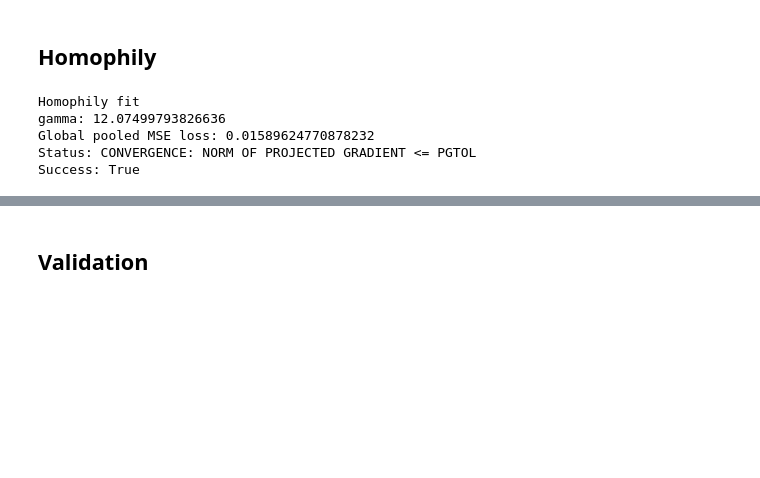
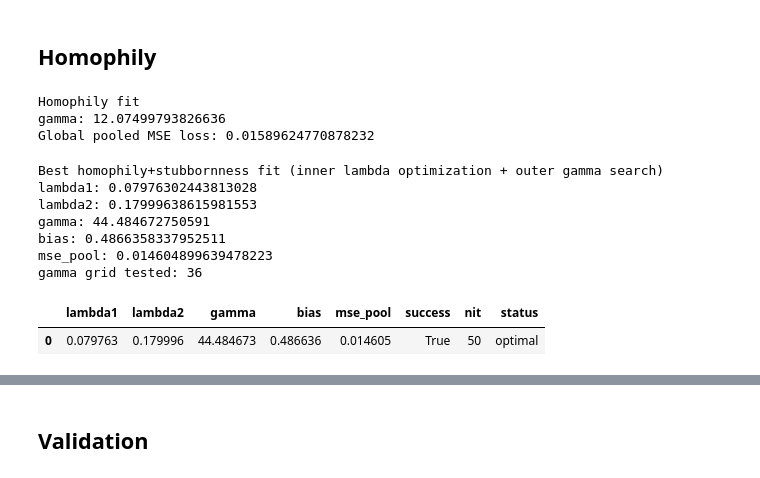
Before and after one commit to samuelLi05/llm-network, a Jupyter notebook: modeling/models/opinion_fitting.ipynb, the cells around one changed output, grey strips where cells are left out. Cells and saved outputs as stored; diff of their text form; code cells hidden in the pictures; blank space fills up the shorter version.

```diff
--- a/modeling/models/opinion_fitting.ipynb
+++ b/modeling/models/opinion_fitting.ipynb
@@ -141,14 +141,58 @@ HOMOPHILY_GAMMA = HOMOPHILY['gamma']
 print('Homophily fit')
 print('gamma:', HOMOPHILY_GAMMA)
 print('Global pooled MSE loss:', HOMOPHILY['mse_pool'])
-print('Status:', HOMOPHILY['status'])
-print('Success:', HOMOPHILY['success'])
 # %% [output]
 Homophily fit
 gamma: 12.07499793826636
 Global pooled MSE loss: 0.01589624770878232
-Status: CONVERGENCE: NORM OF PROJECTED GRADIENT <= PGTOL
-Success: True
+# %%
+BEST_HOMO_STUB = fit_homophily_stubborness(
+    RUN_TRAJ,
+    RUN_NEIGHBORS,
+    gamma0=HOMOPHILY_GAMMA,
+    lambda1=0.0,
+    lambda2=0.0,
+    bias0=0.0,
+)
+
+homo_stub_rows = [{
+    "lambda1": BEST_HOMO_STUB["lambda1"],
+    "lambda2": BEST_HOMO_STUB["lambda2"],
+    "gamma": BEST_HOMO_STUB["gamma"],
+    "bias": BEST_HOMO_STUB["bias"],
+    "mse_pool": BEST_HOMO_STUB["mse_pool"],
+    "success": BEST_HOMO_STUB["success"],
+    "nit": BEST_HOMO_STUB["nit"],
+    "status": BEST_HOMO_STUB["status"],
+}]
+
+HOMO_STUB_LAMBDA_TABLE = pd.DataFrame(homo_stub_rows).sort_values("mse_pool").reset_index(drop=True)
+
+print("Best homophily+stubbornness fit (inner lambda optimization + outer gamma search)")
+print("lambda1:", BEST_HOMO_STUB["lambda1"])
+print("lambda2:", BEST_HOMO_STUB["lambda2"])
+print("gamma:", BEST_HOMO_STUB["gamma"])
+print("bias:", BEST_HOMO_STUB["bias"])
+print("mse_pool:", BEST_HOMO_STUB["mse_pool"])
+print("gamma grid tested:", len(BEST_HOMO_STUB.get("gamma_grid", [])))
+
+HOMO_STUB_A = BEST_HOMO_STUB["Abar"]
+HOMO_STUB_GAMMA = BEST_HOMO_STUB["gamma"]
+HOMO_STUB_BIAS = BEST_HOMO_STUB["bias"]
+HOMO_STUB_L1 = BEST_HOMO_STUB["lambda1"]
+HOMO_STUB_L2 = BEST_HOMO_STUB["lambda2"]
+
+HOMO_STUB_LAMBDA_TABLE.head(10)
+# %% [output]
+Best homophily+stubbornness fit (inner lambda optimization + outer gamma search)
+lambda1: 0.07976302443813028
+lambda2: 0.17999638615981553
+gamma: 44.484672750591
+bias: 0.4866358337952511
+mse_pool: 0.014604899639478223
+gamma grid tested: 36
+|  | lambda1 | lambda2 | gamma | bias | mse_pool | success | nit | status |
+| 0 | 0.079763 | 0.179996 | 44.484673 | 0.486636 | 0.014605 | True | 50 | optimal |
 # %%
 degroot_adj = fit_degroot_adjacency_scalar(RUN_TRAJ, RUN_NEIGHBORS)
 GLOBAL_W = degroot_adj['W']
```
Also changed, not shown: parts of 4 cells of this notebook, 1 other file.
